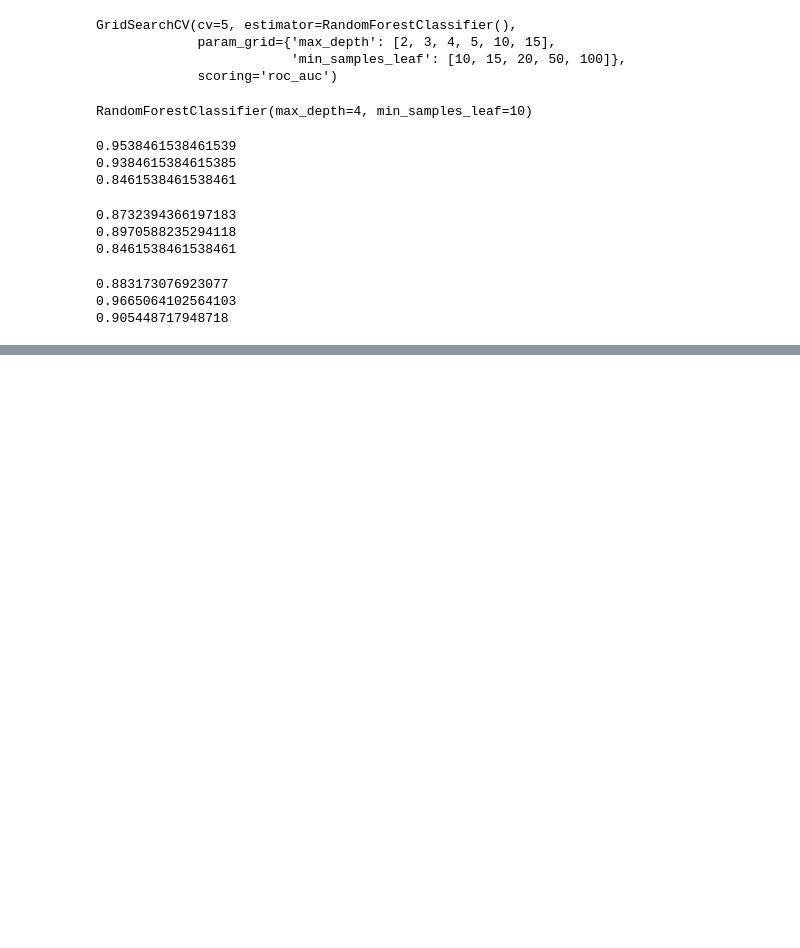
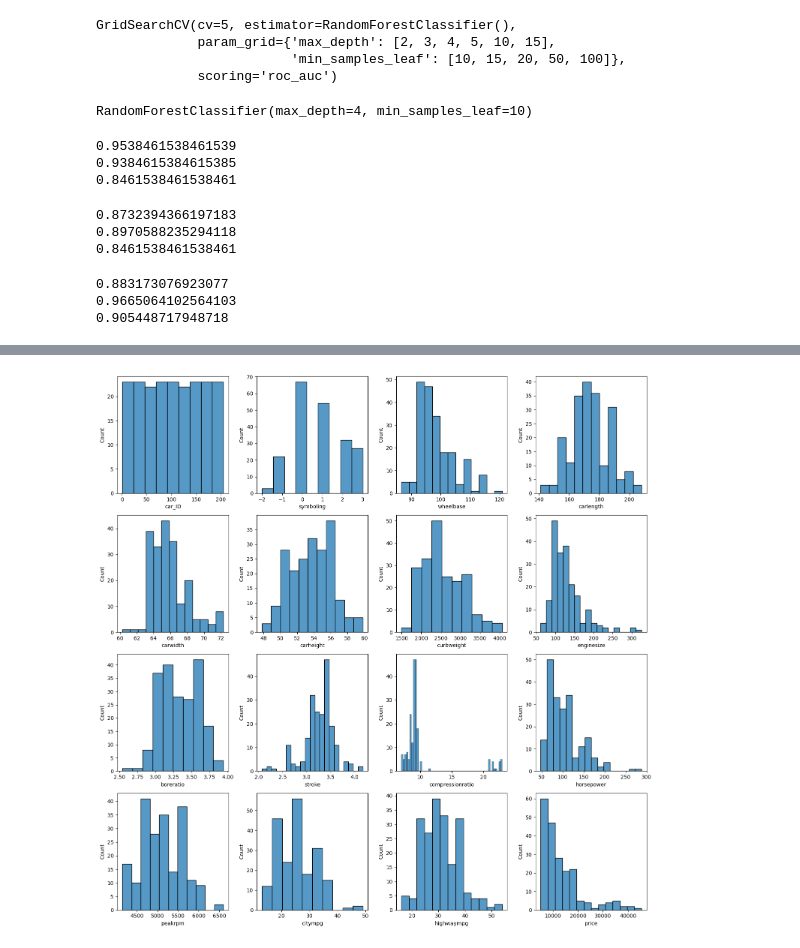
Before and after one commit to jayasaptr/belajar-python, a Jupyter notebook: project2.ipynb, the cells around one changed output, grey strips where cells are left out. Saved outputs shown, nothing was run; the diff lists cells and outputs as text; code cells hidden in the pictures; blank space fills up the shorter version.

```diff
--- a/project2.ipynb
+++ b/project2.ipynb
@@ -245,0 +248,3 @@ print(roc_auc_score(y_test, y_prob_rf_base))
+# %%
+df = pd.read_csv("car_price.csv")
+df.head()
@@ -245,0 +300,5 @@ print(roc_auc_score(y_test, y_prob_rf_base))
+# %%
+## check for outliers
+df_num = df.select_dtypes(["int64", "float64"])
+col_num = df_num.columns
+col_num
@@ -245,0 +390,12 @@ print(roc_auc_score(y_test, y_prob_rf_base))
+# %%
+import matplotlib.pyplot as plt
+import seaborn as sns
+
+
+plt.figure(figsize=(15, 15))
+for i in range(len(col_num)):
+    plt.subplot(4, 4, i + 1)
+    sns.histplot(x = col_num[i], data = df)
+    plt.tight_layout()
+# %% [output]
+[figure, added]
```
Also changed, not shown: parts of 35 cells of this notebook, 4 other files.
